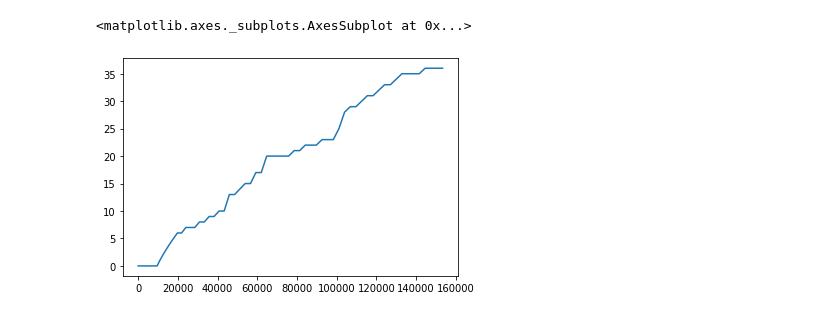
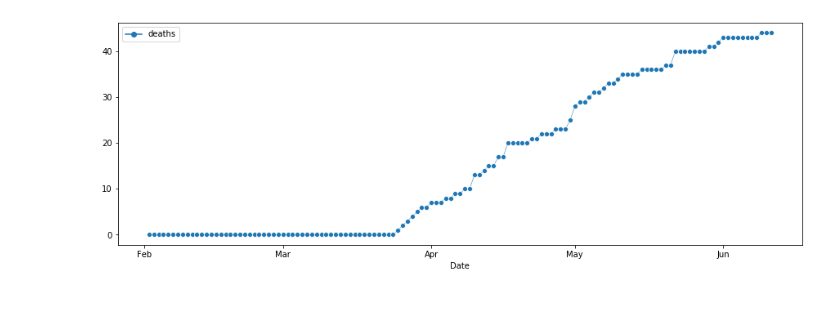
Before and after one commit to ArthurConner/refreshment, a Jupyter notebook: nbs/covidDS.ipynb, the cells around one changed output. Saved outputs shown, nothing was run; the diff lists cells and outputs as text; code cells hidden in the pictures.

Commit message:
graph changes

```diff
--- a/nbs/covidDS.ipynb
+++ b/nbs/covidDS.ipynb
@@ -16 +22,5 @@ import calendar
 from datetime import datetime, timedelta
+# %%
+monthLoc = mdates.MonthLocator()  # every month
+month_fm = mdates.DateFormatter('%b')
+figSize = (15,5)
@@ -72,0 +114,3 @@ counties.head()
+# %%
+counties.index = pd.to_datetime(counties['date'])
+counties.info()
@@ -72,0 +296,30 @@ counties.head()
+# %%
+def myplot(data,ax=None):
+    monthLoc = mdates.MonthLocator()  # every month
+    month_fm = mdates.DateFormatter('%b')
+    plt.figure(figsize=(15,5))
+    if ax == None:
+        ax = sns.lineplot(data=data, palette="tab10", markers=True, linewidth = 0.5) #, linewidth=2.5)
+    else:
+        ax = sns.lineplot(data=data, markers=True, color="g", ax=ax)
+    ax.xaxis.set_major_locator(monthLoc)
+    ax.xaxis.set_major_formatter(month_fm)
+    ax.xaxis.set_minor_locator(monthLoc)
+    ax.set_xlabel("Date")
+    return ax
+
+
+def myscatter(data,ax=None):
+    monthLoc = mdates.MonthLocator()  # every month
+    month_fm = mdates.DateFormatter('%b')
+    plt.figure(figsize=(15,5))
+    if ax == None:
+        data.dropna()
+        ax = sns.scatterplot(data=data, palette="tab10") #, linewidth=2.5)
+    else:
+        ax = sns.lineplot(data=data, color="g", ax=ax)
+    #ax.xaxis.set_major_locator(monthLoc)
+    #ax.xaxis.set_major_formatter(month_fm)
+    #ax.xaxis.set_minor_locator(monthLoc)
+    #ax.set_xlabel("Date")
+    return ax
@@ -73,6 +330,5 @@ counties.head()
 # %%
 sanfran = counties[counties["county"] == "San Francisco"]
-sanfran.deaths.plot()
+temp = myplot(sanfran[["deaths"]])
 # %% [output]
-<matplotlib.axes._subplots.AxesSubplot at 0x...>
-[figure, old version]
+[figure, new version]
```
Also changed, not shown: parts of 49 cells of this notebook.
